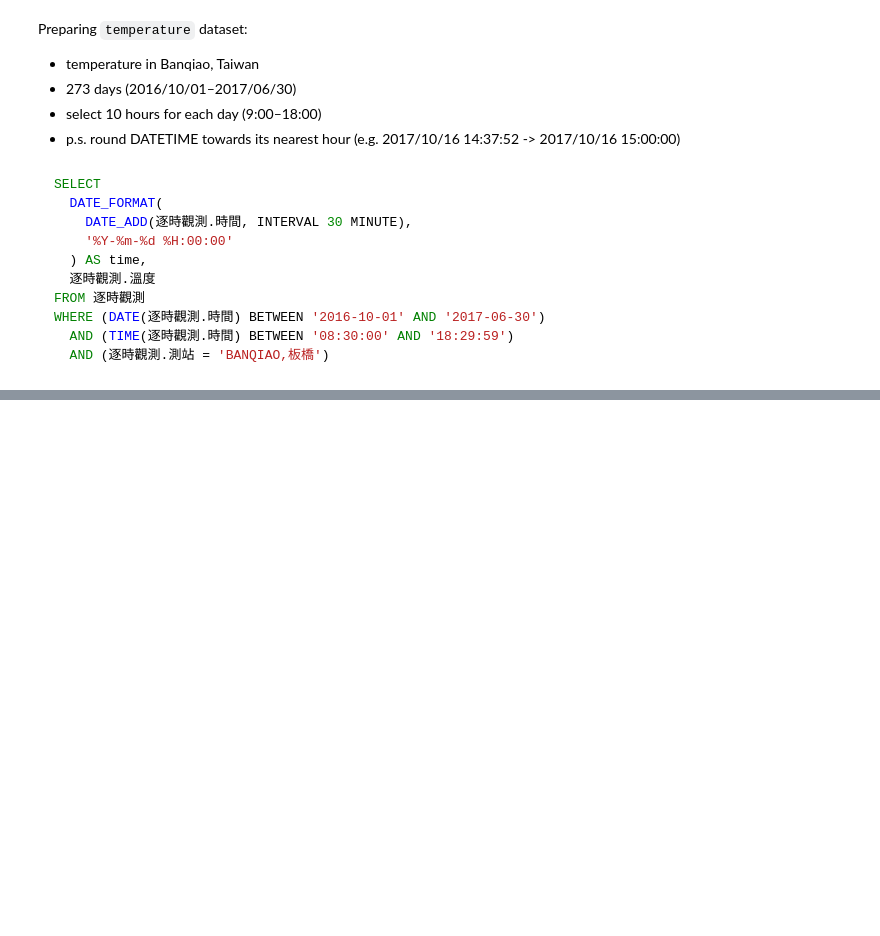
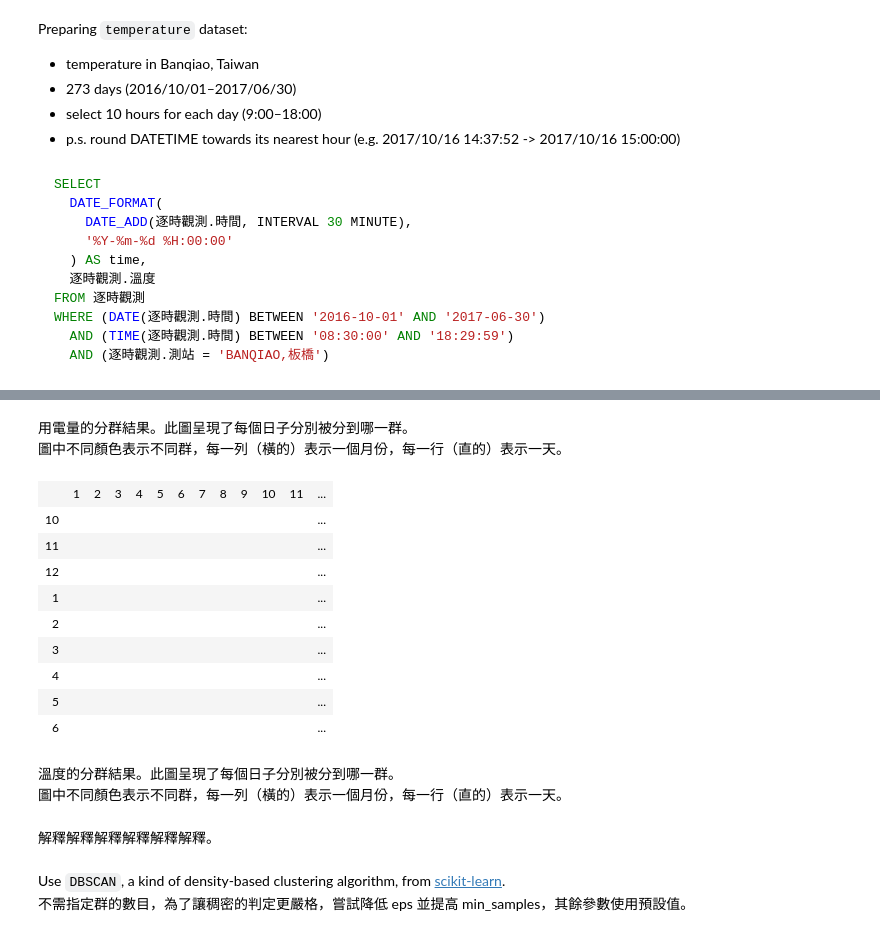
Before and after one commit to yuwen41200/data-mining, a Jupyter notebook: hw2/temporal-clustering.ipynb, the cells around one changed output, grey strips where cells are left out. Cells and saved outputs as stored; diff of their text form; code cells hidden in the pictures; blank space fills up the shorter version.

```diff
--- a/hw2/temporal-clustering.ipynb
+++ b/hw2/temporal-clustering.ipynb
@@ -88,0 +120,3 @@ WHERE (DATE(逐時觀測.時間) BETWEEN '2016-10-01' AND '2017-06-30')
+# %%
+import numpy as np
+temperature = np.array(temperature)
@@ -88,0 +182,55 @@ WHERE (DATE(逐時觀測.時間) BETWEEN '2016-10-01' AND '2017-06-30')
+# %% [markdown]
+用電量的分群結果。此圖呈現了每個日子分別被分到哪一群。
+圖中不同顏色表示不同群，每一列（橫的）表示一個月份，每一行（直的）表示一天。
+# %%
+from sklearn.cluster import AgglomerativeClustering
+labels = AgglomerativeClustering(n_clusters=3).fit_predict(temperature)
+# %%
+from IPython.display import HTML, display
+html = '<table><tr><td></td>'
+for i in range(1, 32):
+    html += '<td>' + str(i) + '</td>'
+html += '</tr>'
+cells = ['<td>10</td>']
+for i in range(delta.days + 1):
+    d = start + timedelta(days=i)
+    if d.day == 1:
+        if len(cells) == 32:
+            html += '<tr>' + ''.join(cells) + '</tr>'
+            cells[:] = ['<td>' + str(d.month) + '</td>']
+        elif len(cells) == 31:
+            cells.append('<td style="background-color: #FFFFFF;">　　</td>')
+            html += '<tr>' + ''.join(cells) + '</tr>'
+            cells[:] = ['<td>' + str(d.month) + '</td>']
+        elif len(cells) == 29:
+            cells.append('<td style="background-color: #FFFFFF;">　　</td>')
+            cells.append('<td style="background-color: #FFFFFF;">　　</td>')
+            cells.append('<td style="background-color: #FFFFFF;">　　</td>')
+            html += '<tr>' + ''.join(cells) + '</tr>'
+            cells[:] = ['<td>' + str(d.month) + '</td>']
+        elif d != start:
+            print('ERROR', d, len(cells))
+    s = '<td style="background-color: ' + colors[labels[i]] + ';">　　</td>'
+    cells.append(s)
+cells.append('<td style="background-color: #FFFFFF;">　　</td>')
+html += '<tr>' + ''.join(cells) + '</tr></table>'
+display(HTML(html))
+# %% [output]
+|  | 1 | 2 | 3 | 4 | 5 | 6 | 7 | 8 | 9 | 10 | 11 | ... |
+| 10 |  |  |  |  |  |  |  |  |  |  |  | ... |
+| 11 |  |  |  |  |  |  |  |  |  |  |  | ... |
+| 12 |  |  |  |  |  |  |  |  |  |  |  | ... |
+| 1 |  |  |  |  |  |  |  |  |  |  |  | ... |
+| 2 |  |  |  |  |  |  |  |  |  |  |  | ... |
+| 3 |  |  |  |  |  |  |  |  |  |  |  | ... |
+| 4 |  |  |  |  |  |  |  |  |  |  |  | ... |
+| 5 |  |  |  |  |  |  |  |  |  |  |  | ... |
+| 6 |  |  |  |  |  |  |  |  |  |  |  | ... |
+# %% [markdown]
+溫度的分群結果。此圖呈現了每個日子分別被分到哪一群。
+圖中不同顏色表示不同群，每一列（橫的）表示一個月份，每一行（直的）表示一天。
+# %% [markdown]
+解釋解釋解釋解釋解釋解釋。
+# %% [markdown]
+Use `DBSCAN`, a kind of density-based clustering algorithm, from [scikit-learn](http://scikit-learn.org/).
+不需指定群的數目，為了讓稠密的判定更嚴格，嘗試降低 eps 並提高 min_samples，其餘參數使用預設值。
```
Also changed, not shown: parts of 9 cells of this notebook.
